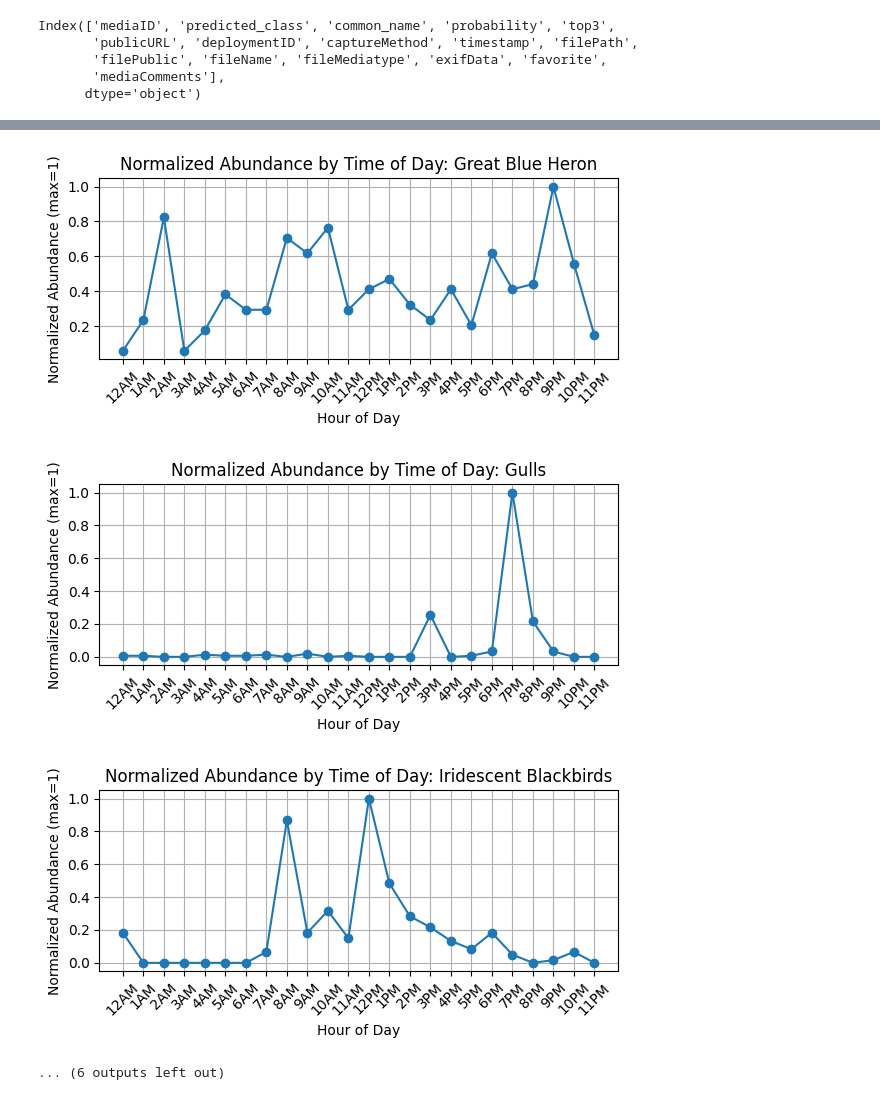
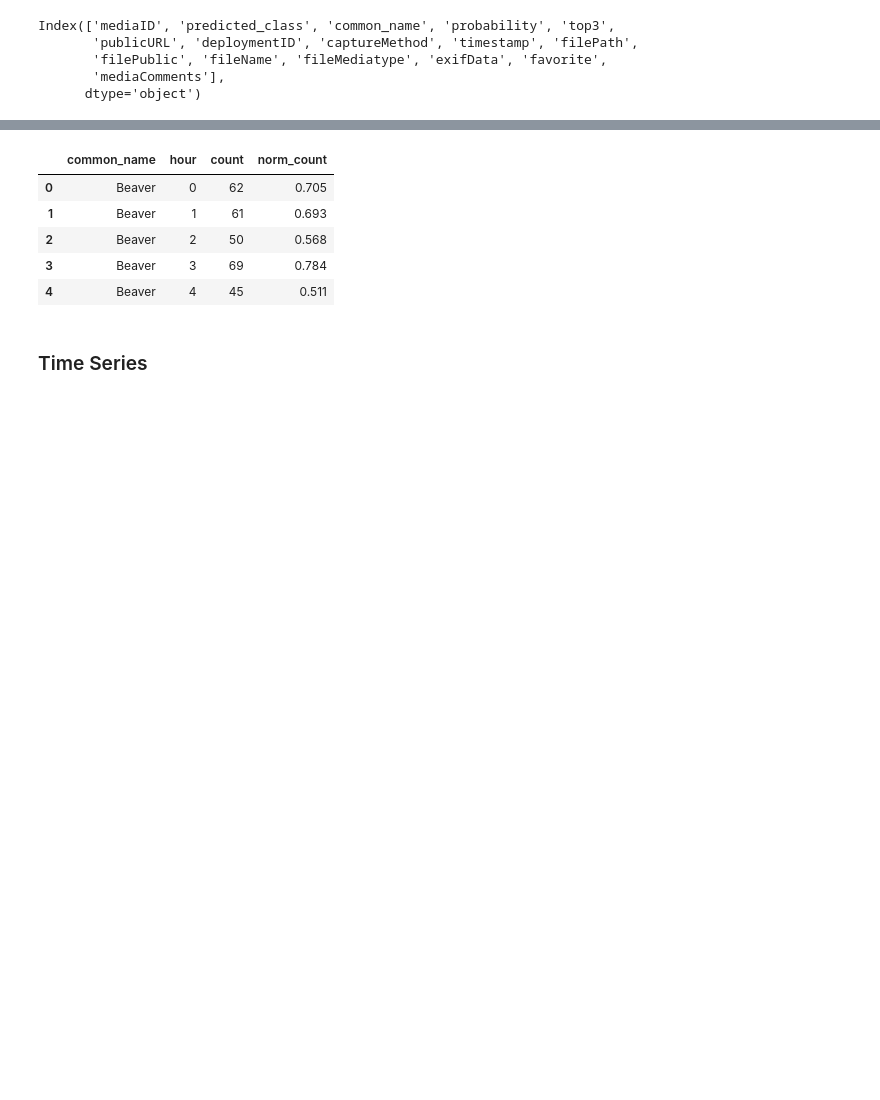
Before and after one commit to morescode-pm/mongo-ur-utils, a Jupyter notebook: ai_results/classifications/media_predictions.ipynb, the cells around one changed output, grey strips where cells are left out. Saved outputs shown, nothing was run; the diff lists cells and outputs as text; code cells hidden in the pictures; blank space fills up the shorter version.

```diff
--- a/ai_results/classifications/media_predictions.ipynb
+++ b/ai_results/classifications/media_predictions.ipynb
@@ -47,40 +47,15 @@ media_preds.head()
 | 3 | 00716c8d2c5bd8b735bfdb4cb9099519 | Castor_canadensis | Beaver | 0.3964 | https://urbanriverrangers.s3.amaz... | 66e5dee8f8e217337ca907a5 | 2024-04-20T22:10:49Z |
 | 4 | 00bb8837f97b2266fcf1a6cebc90db40 | Branta_canadensis | Canada Goose | 0.8593 | https://urbanriverrangers.s3.amaz... | 66e5dee8f8e217337ca907a5 | 2024-05-05T21:46:50Z |
 # %%
-# Ensure timestamp is datetime
+# Ensure timestamp is datetime and hour is extracted
 media_preds.loc[:, 'timestamp'] = pd.to_datetime(media_preds['timestamp'])
-
-# Extract hour from timestamp
 media_preds.loc[:, 'hour'] = media_preds['timestamp'].dt.hour
 
 # Group by species and hour, count occurrences
 species_hour_counts = media_preds.groupby(['common_name', 'hour']).size().reset_index(name='count')
 
 # Normalize counts for each species
-species_hour_counts['norm_count'] = species_hour_counts.groupby('common_name')['count'].transform(lambda x: x / x.max())
+species_hour_counts['norm_count'] = round(species_hour_counts.groupby('common_name')['count'].transform(lambda x: x / x.max()),3)
 
-# Plot for each species
-species_list = species_hour_counts['common_name'].unique()
-
-hours = range(24)
-hour_labels = [f"{h%12 if h%12 else 12}{'AM' if h < 12 else 'PM'}" for h in hours]
-
-for species in species_list:
-    data = species_hour_counts[species_hour_counts['common_name'] == species]
-    # add 0s for missing data
-    data = data.set_index('hour').reindex(hours, fill_value=0).reset_index()
-
-    plt.figure(figsize=(6, 3))
-    plt.plot(
-        data['hour'],
-        data['norm_count'],
-        marker='o',
-        color='tab:blue'
-    )
-    plt.xticks(hours, hour_labels, rotation=45)
-    plt.xlabel('Hour of Day')
-    plt.ylabel('Normalized Abundance (max=1)')
-    plt.title(f'Normalized Abundance by Time of Day: {species}')
-    plt.grid(True)
-    plt.tight_layout()
+display(species_hour_counts.head())
 # %% [output]
@@ -96,4 +62,8 @@ for species in species_list:
-[figure, removed]
-[figure, removed]
-[figure, removed]
-... (6 outputs left out)
+|  | common_name | hour | count | norm_count |
+| 0 | Beaver | 0 | 62 | 0.705 |
+| 1 | Beaver | 1 | 61 | 0.693 |
+| 2 | Beaver | 2 | 50 | 0.568 |
+| 3 | Beaver | 3 | 69 | 0.784 |
+| 4 | Beaver | 4 | 45 | 0.511 |
+# %% [markdown]
+### Time Series
```
Also changed, not shown: parts of 4 cells of this notebook.
